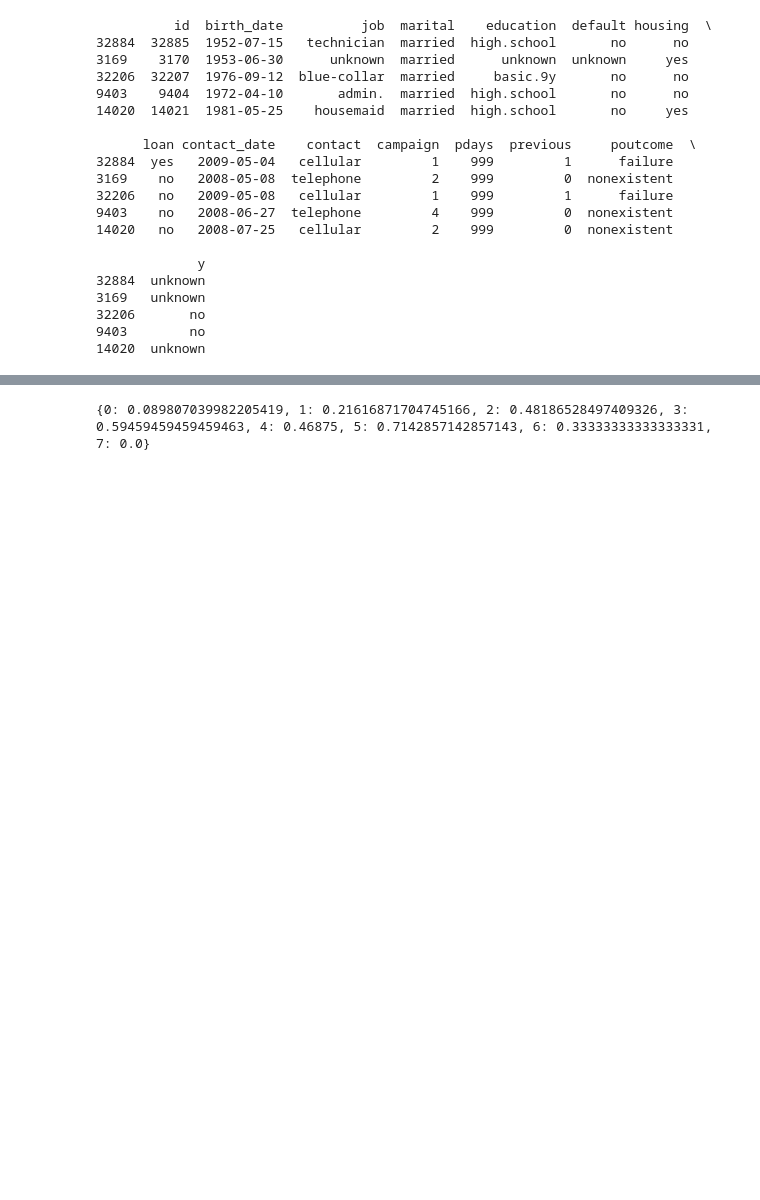
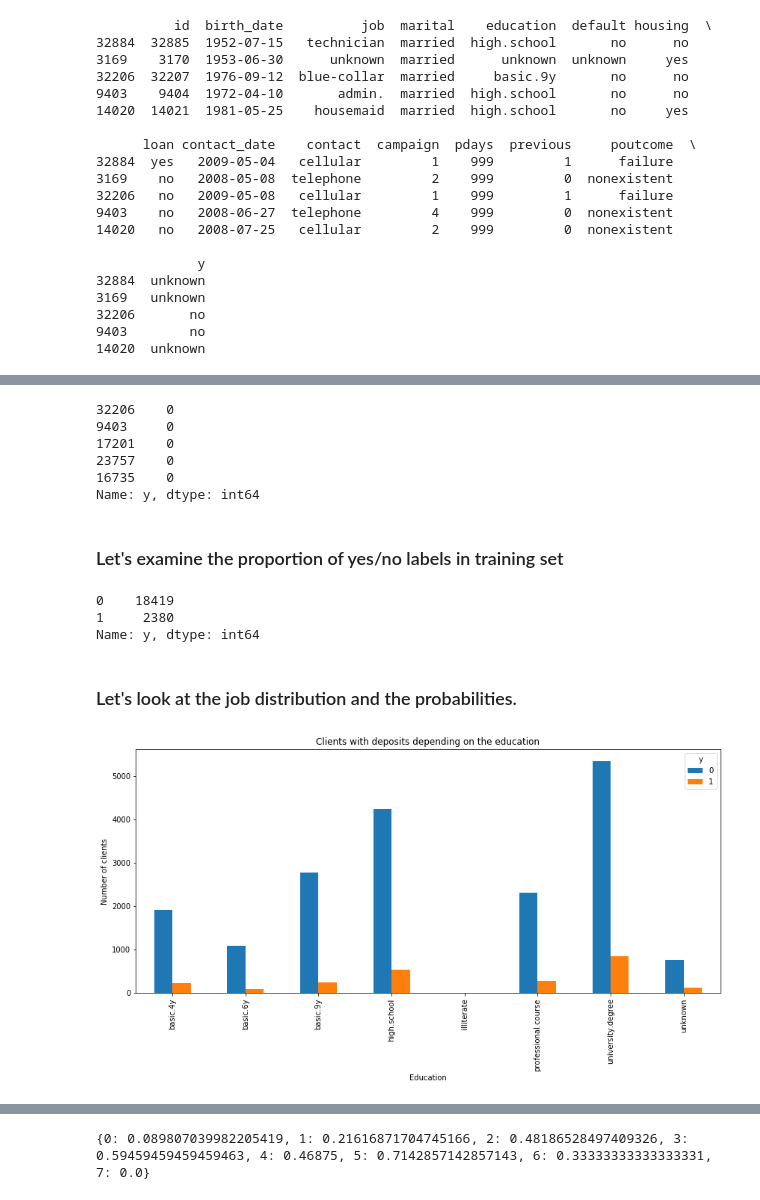
Before and after one commit to kmichael08/kaggle-banking-ml-predictions, a Jupyter notebook: experiments.ipynb, the cells around one changed output, grey strips where cells are left out. Drawn from its saved outputs; the diff is of its cells as text; code cells hidden in the pictures; blank space fills up the shorter version.

Commit message:
visualization part1

```diff
--- a/experiments.ipynb
+++ b/experiments.ipynb
@@ -62,9 +62,3 @@ print(df[:5])
 32206       no
 9403        no
 14020  unknown
-# %%
-import numpy as np
-
-df['education']=np.where(df['education'] =='basic.9y', 'Basic', df['education'])
-df['education']=np.where(df['education'] =='basic.6y', 'Basic', df['education'])
-df['education']=np.where(df['education'] =='basic.4y', 'Basic', df['education'])
@@ -71,4 +67,3 @@ df['education']=np.where(df['education'] =='basic.4y', 'Basic', df['education'])
 # %%
 train_df = df.loc[df['y'] != 'unknown']
-train_df['y'] = train_df['y'].map({'no': 0, 'yes': 1})
 test_df = df.loc[df['y'] == 'unknown']
@@ -86,0 +70,2 @@ train_df.get(['id', 'y']).groupby(['y']).count()
+# %%
+train_df.loc[:, 'y'] = train_df.loc[:, 'y'].map({'no': 0, 'yes': 1})
@@ -86,0 +80,17 @@ train_df.get(['id', 'y']).groupby(['y']).count()
+# %%
+train_df['y'][:5]
+# %% [output]
+32206    0
+9403     0
+17201    0
+23757    0
+16735    0
+Name: y, dtype: int64
+# %% [markdown]
+### Let's examine the proportion of yes/no labels in training set
+# %%
+pd.value_counts(train_df.y)
+# %% [output]
+0    18419
+1     2380
+Name: y, dtype: int64
@@ -86,0 +110,11 @@ train_df.get(['id', 'y']).groupby(['y']).count()
+# %% [markdown]
+### Let's look at the job distribution and the probabilities.
+# %%
+import matplotlib.pyplot as plt
+pd.crosstab(train_df.education, train_df.y).plot(kind='bar', figsize=(14, 6))
+plt.title('Clients with deposits depending on the education')
+plt.xlabel('Education')
+plt.ylabel('Number of clients')
+plt.show()
+# %% [output]
+[figure, added]
```
Also changed, not shown: parts of 23 cells of this notebook.
